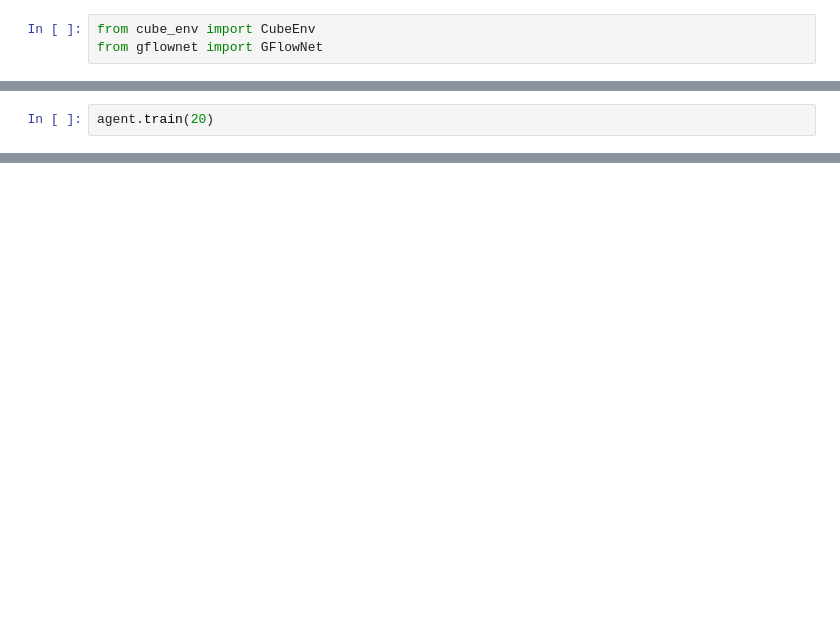
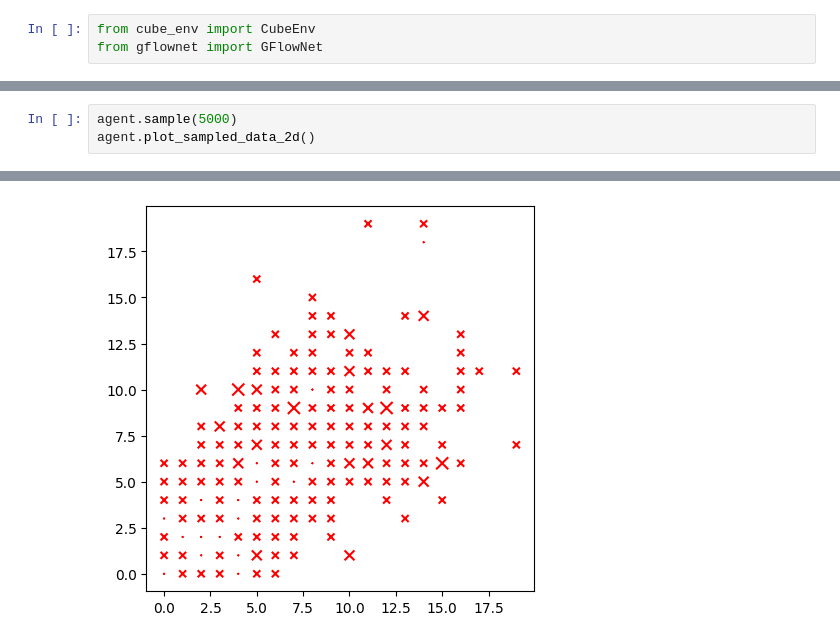
Before and after one commit to FabianScott/gflownet_tf2, a Jupyter notebook: Own_attempt/own_demo.ipynb, the cells around one changed output, grey strips where cells are left out. Drawn from its saved outputs; the diff is of its cells as text; blank space fills up the shorter version.

```diff
--- a/Own_attempt/own_demo.ipynb
+++ b/Own_attempt/own_demo.ipynb
@@ -11,2 +32,0 @@ agent.dim
-# %%
-agent.train(20)
@@ -38,0 +37,4 @@ False
+# %%
+agent.sample(5000)
+agent.plot_sampled_data_2d()
+# %% [output]
@@ -38,0 +58 @@ False
+[figure, added]
```
Also changed, not shown: parts of 8 cells of this notebook, 6 other files.
